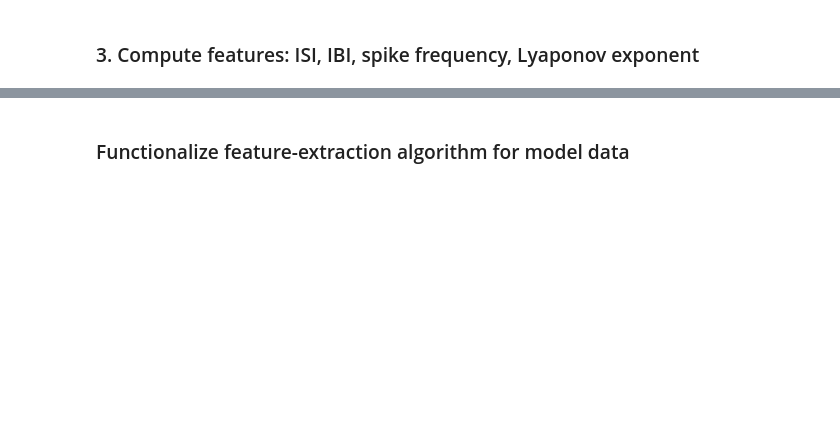
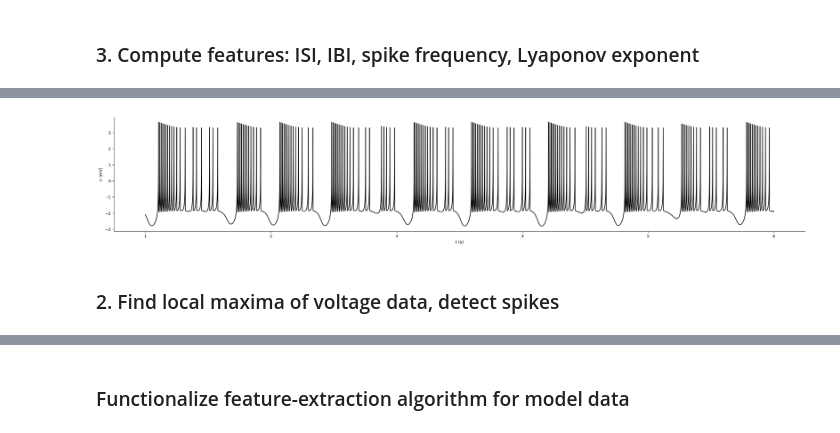
Before and after one commit to ryEllison/chaosInPylo, a Jupyter notebook: main/src/srcNotebook.ipynb, the cells around one changed output, grey strips where cells are left out. Cells and saved outputs as stored; diff of their text form; code cells hidden in the pictures; blank space fills up the shorter version.

```diff
--- a/main/src/srcNotebook.ipynb
+++ b/main/src/srcNotebook.ipynb
@@ -516,0 +630,6 @@ optoData
+# %%
+#Ingest data using pandas
+data = hrModl()
+
+#I.O
+data.head()
@@ -516,0 +643,14 @@ optoData
+# %%
+#Visualization
+plt.figure(figsize = (30, 5))
+plt.plot(data['t'],
+         data['x'],
+         color = 'black')
+sbn.despine()
+plt.xlabel('t (s)')
+plt.ylabel('v (mV)')
+plt.show()
+# %% [output]
+[figure, added]
+# %% [markdown]
+### 2. Find local maxima of voltage data, detect spikes
```
Also changed, not shown: parts of 33 cells of this notebook.
